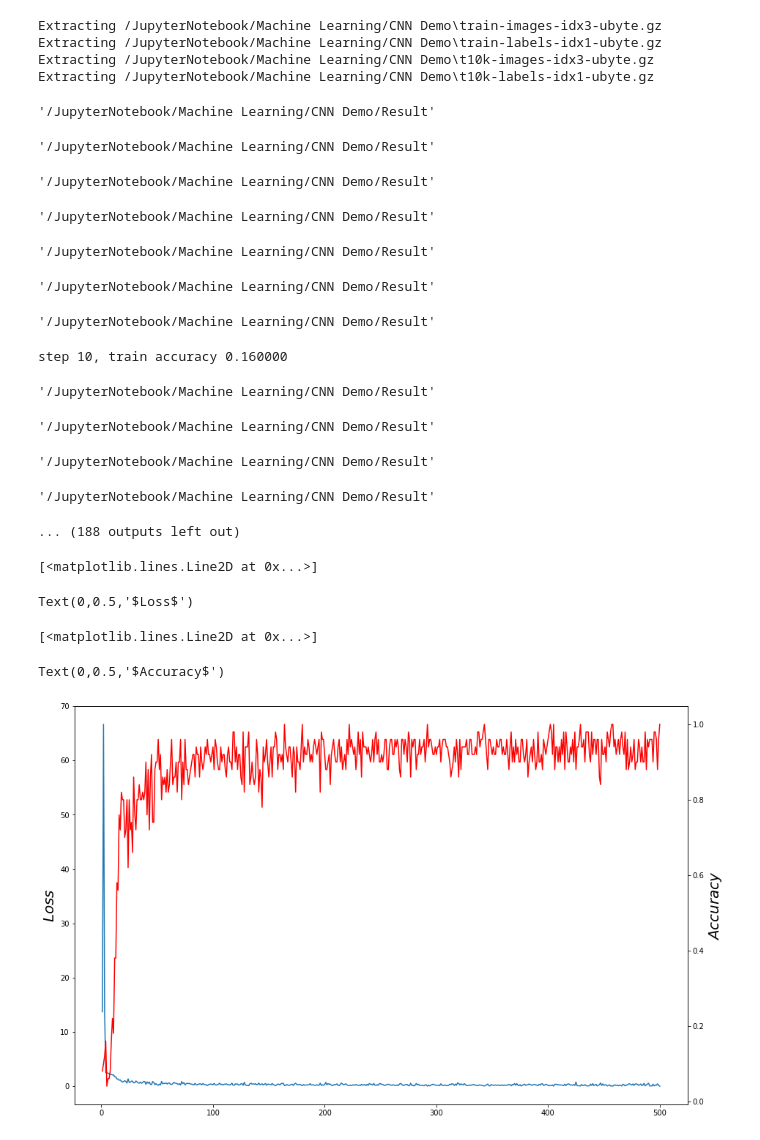
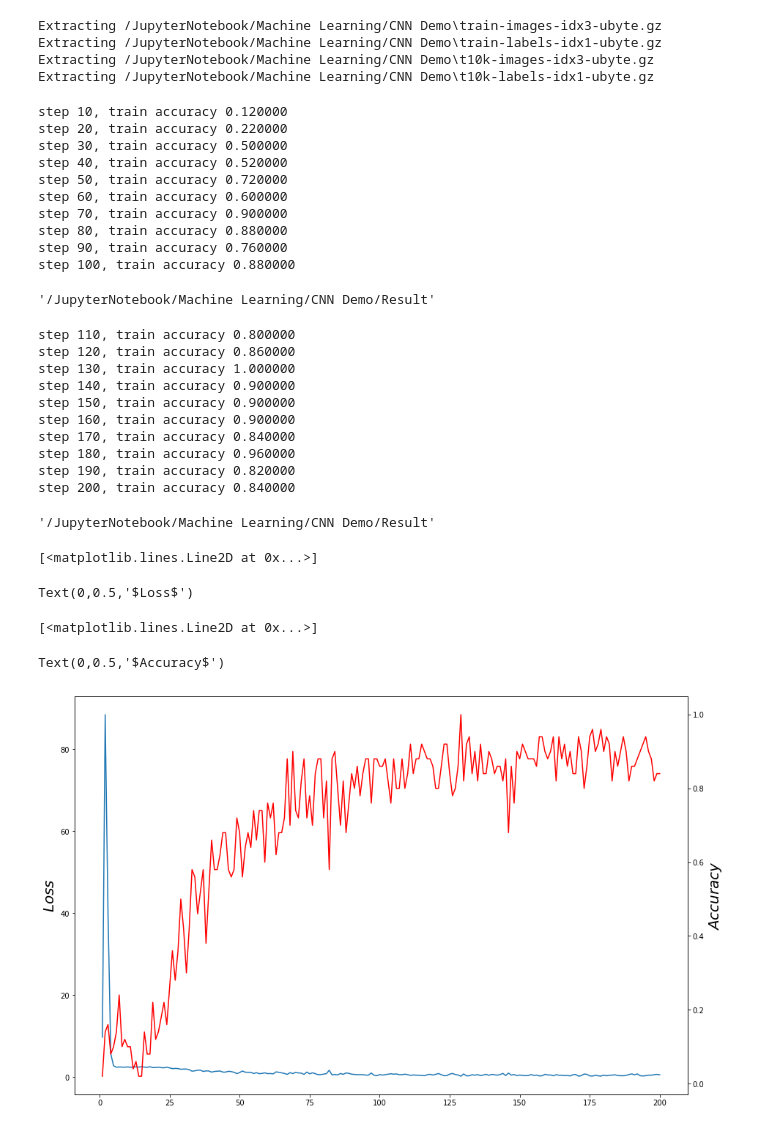
Before and after one commit to LeoXing1996/CNN-Demo-of-tf, a Jupyter notebook: CNN.ipynb, the cells around one changed output. Cells and saved outputs as stored; diff of their text form; code cells hidden in the pictures.

```diff
--- a/CNN.ipynb
+++ b/CNN.ipynb
@@ -32,8 +44,8 @@ def max_pool_2x2(x):
 # %%
 # x 特征
 # y 真实label
-x = tf.placeholder(tf.float32, [None, 784])
-y = tf.placeholder(tf.float32, [None, 10])
+x = tf.placeholder(tf.float32, [None, 784], name='x')
+y = tf.placeholder(tf.float32, [None, 10], name='y')
 x_image = tf.reshape(x, [-1, 28, 28, 1])
 # %%
 # 定义卷积层
@@ -60,7 +72,7 @@ h_fc1 = tf.matmul(h_pool2_flat, W_fc1) + b_fc1
 h_fc1 = tf.nn.relu(h_fc1)
 
 # dropout 层
-keep_prob = tf.placeholder(tf.float32)
+keep_prob = tf.placeholder(tf.float32, name='keep_prob')
 h_fc1_drop = tf.nn.dropout(h_fc1, keep_prob)
 
 # softmax 层
@@ -75,17 +87,17 @@ train = tf.train.AdamOptimizer(1e-2).minimize(loss)
 # %%
 # 准确率
 correct_prediction = tf.equal(tf.argmax(y_conv, axis=1), tf.argmax(y, axis=1))
-accuracy = tf.reduce_mean(tf.cast(correct_prediction, tf.float32))
+accuracy = tf.reduce_mean(tf.cast(correct_prediction, tf.float32), name='Accuracy')
 # %%
 # 保存模型
-epoches = 500
+epoches = 200
 saver = tf.train.Saver()
 with tf.Session() as sess:
 
     sess.run(tf.global_variables_initializer())
     loss_hist = [ ]
     accuracy_hist = []
-    for i in range(1,eoches+1):
+    for i in range(1,epoches+1):
         batch = mnist.train.next_batch(50)
 
         if i % 10 == 0:
@@ -96,39 +108,48 @@ with tf.Session() as sess:
         loss_value, _ = sess.run([loss, train], feed_dict={x:batch[0], y:batch[1], keep_prob:0.5})
         loss_hist.append(loss_value)
 
-        if i==1 or accuracy_hist[i-1]>accuracy_hist[i-2]:
+        if i%100==0:
             saver.save(sess, "/JupyterNotebook/Machine Learning/CNN Demo/Result")
 # %% [output]
-'/JupyterNotebook/Machine Learning/CNN Demo/Result'
+step 10, train accuracy 0.120000
+step 20, train accuracy 0.220000
+step 30, train accuracy 0.500000
+step 40, train accuracy 0.520000
+step 50, train accuracy 0.720000
+step 60, train accuracy 0.600000
+step 70, train accuracy 0.900000
+step 80, train accuracy 0.880000
+step 90, train accuracy 0.760000
+step 100, train accuracy 0.880000
 '/JupyterNotebook/Machine Learning/CNN Demo/Result'
-'/JupyterNotebook/Machine Learning/CNN Demo/Result'
+step 110, train accuracy 0.800000
+step 120, train accuracy 0.860000
+step 130, train accuracy 1.000000
+step 140, train accuracy 0.900000
+step 150, train accuracy 0.900000
+step 160, train accuracy 0.900000
+step 170, train accuracy 0.840000
+step 180, train accuracy 0.960000
+step 190, train accuracy 0.820000
+step 200, train accuracy 0.840000
 '/JupyterNotebook/Machine Learning/CNN Demo/Result'
-'/JupyterNotebook/Machine Learning/CNN Demo/Result'
-'/JupyterNotebook/Machine Learning/CNN Demo/Result'
-'/JupyterNotebook/Machine Learning/CNN Demo/Result'
-step 10, train accuracy 0.160000
-'/JupyterNotebook/Machine Learning/CNN Demo/Result'
-'/JupyterNotebook/Machine Learning/CNN Demo/Result'
-'/JupyterNotebook/Machine Learning/CNN Demo/Result'
-'/JupyterNotebook/Machine Learning/CNN Demo/Result'
-... (188 outputs left out)
 # %%
-epoches = 500
+epoches = 200
 epoches_range = [i for i in range(1,epoches+1)]
 
 fig = plt.figure(figsize=(15,10))
 
 ax1 = fig.add_subplot(111)
 ax1.plot(epoches_range, loss_hist)
 ax1.set_ylabel('$Loss$',fontsize=20, )
 ax2 = ax1.twinx()
 ax2.plot(epoches_range, accuracy_hist,'r')
 ax2.set_ylabel('$Accuracy$', fontsize=20)
 # plt.plot(loss_range, loss_hist, accuracy_range, accuracy_hist)
 plt.show()
 # %% [output]
 [<matplotlib.lines.Line2D at 0x...>]
 Text(0,0.5,'$Loss$')
 [<matplotlib.lines.Line2D at 0x...>]
 Text(0,0.5,'$Accuracy$')
-[figure, old version]
+[figure, new version]
```
Also changed, not shown: parts of 3 cells of this notebook, 5 other files.
